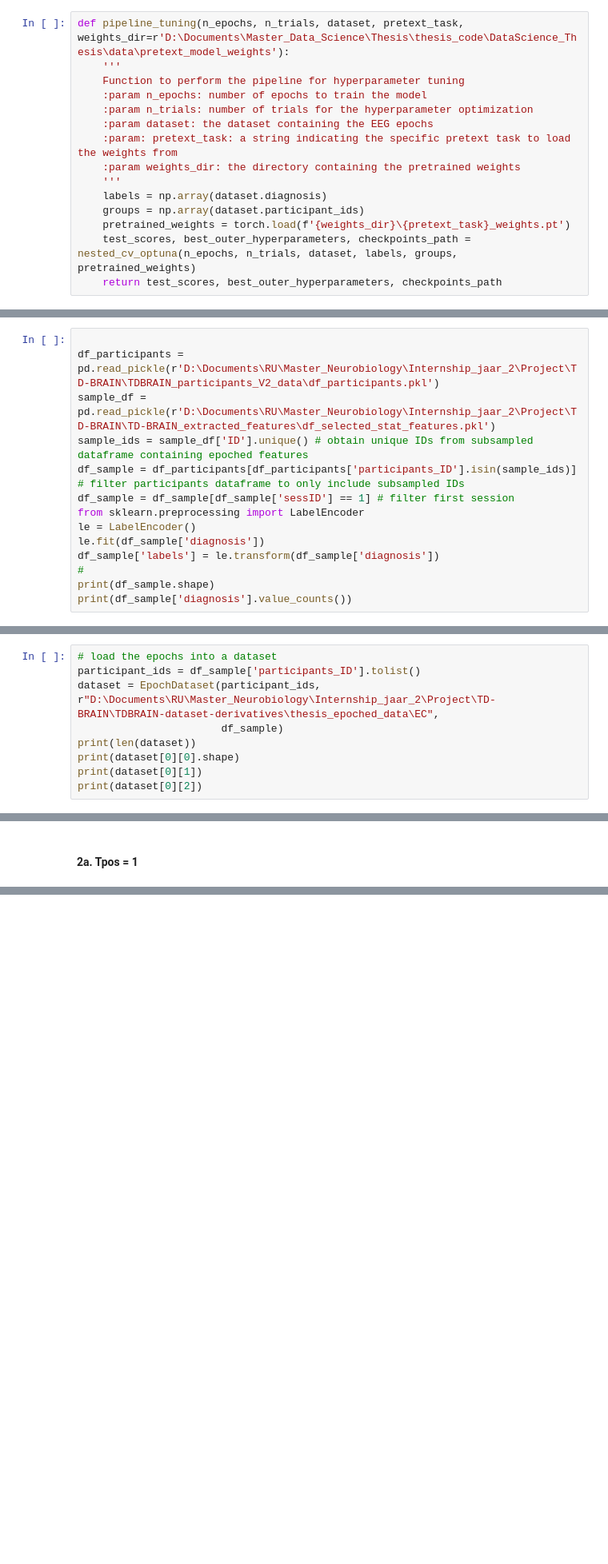
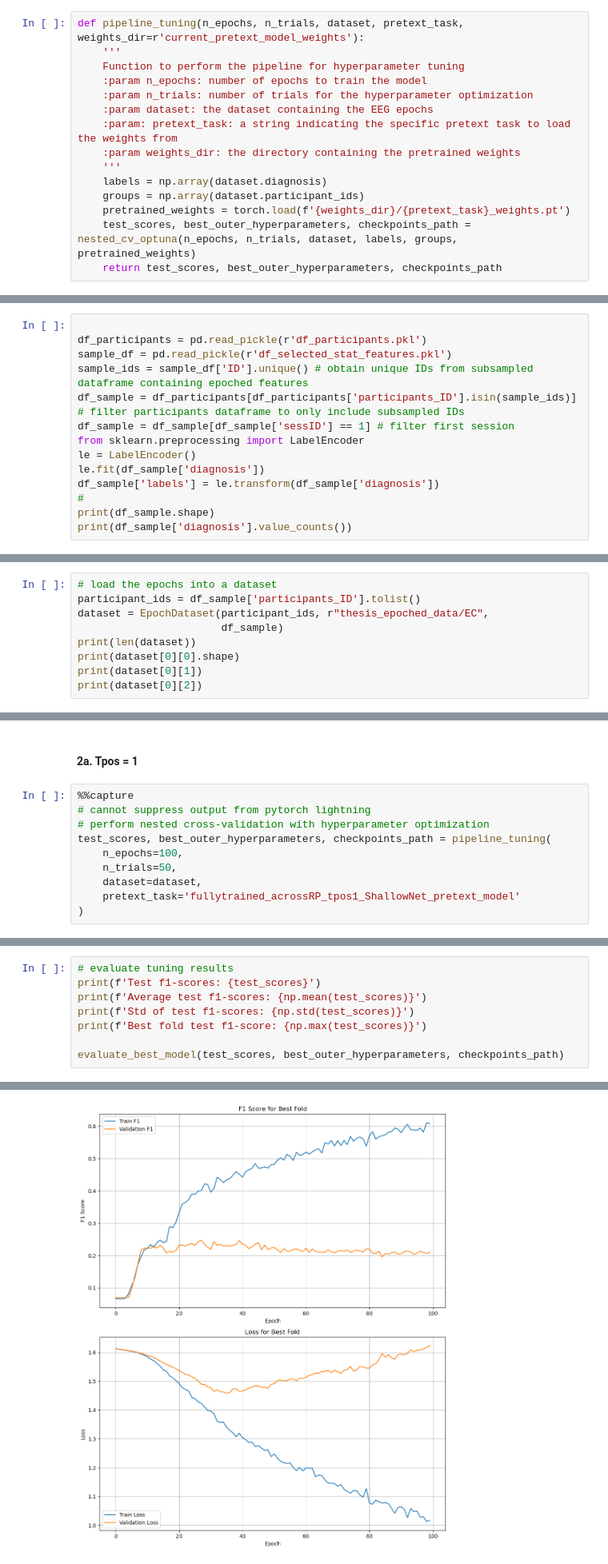
Before and after one commit to TSmolders/DataScience_Thesis, a Jupyter notebook: 3b_downstream_task_ShallowNet.ipynb, the cells around one changed output, grey strips where cells are left out. Shown at 80% size. Cells and saved outputs as stored; diff of their text form; blank space fills up the shorter version.

Commit message:
baselin results

```diff
--- a/3b_downstream_task_ShallowNet.ipynb
+++ b/3b_downstream_task_ShallowNet.ipynb
@@ -300,7 +347,7 @@ def nested_cv_optuna(n_epochs, n_trials, dataset, labels, groups, pretrained_wei
 
     return test_scores, best_outer_hyperparameters, fully_trained_callback.dirpath
 # %%
-def pipeline_tuning(n_epochs, n_trials, dataset, pretext_task, weights_dir=r'D:\Documents\Master_Data_Science\Thesis\thesis_code\DataScience_Thesis\data\pretext_model_weights'):
+def pipeline_tuning(n_epochs, n_trials, dataset, pretext_task, weights_dir=r'current_pretext_model_weights'):
     '''
     Function to perform the pipeline for hyperparameter tuning
     :param n_epochs: number of epochs to train the model
@@ -311,7 +358,7 @@ def pipeline_tuning(n_epochs, n_trials, dataset, pretext_task, weights_dir=r'D:\
     '''
     labels = np.array(dataset.diagnosis)
     groups = np.array(dataset.participant_ids)
-    pretrained_weights = torch.load(f'{weights_dir}\{pretext_task}_weights.pt')
+    pretrained_weights = torch.load(f'{weights_dir}/{pretext_task}_weights.pt')
     test_scores, best_outer_hyperparameters, checkpoints_path = nested_cv_optuna(n_epochs, n_trials, dataset, labels, groups, pretrained_weights)
     return test_scores, best_outer_hyperparameters, checkpoints_path
 # %% [markdown]
@@ -444,8 +491,8 @@ class ShallowNet(pl.LightningModule):
 ## Loading data
 # %%
 
-df_participants = pd.read_pickle(r'D:\Documents\RU\Master_Neurobiology\Internship_jaar_2\Project\TD-BRAIN\TDBRAIN_participants_V2_data\df_participants.pkl')
-sample_df = pd.read_pickle(r'D:\Documents\RU\Master_Neurobiology\Internship_jaar_2\Project\TD-BRAIN\TD-BRAIN_extracted_features\df_selected_stat_features.pkl')
+df_participants = pd.read_pickle(r'df_participants.pkl')
+sample_df = pd.read_pickle(r'df_selected_stat_features.pkl')
 sample_ids = sample_df['ID'].unique() # obtain unique IDs from subsampled dataframe containing epoched features
 df_sample = df_participants[df_participants['participants_ID'].isin(sample_ids)] # filter participants dataframe to only include subsampled IDs
 df_sample = df_sample[df_sample['sessID'] == 1] # filter first session
@@ -468,7 +515,7 @@ Name: count, dtype: int64
 # %%
 # load the epochs into a dataset
 participant_ids = df_sample['participants_ID'].tolist()
-dataset = EpochDataset(participant_ids, r"D:\Documents\RU\Master_Neurobiology\Internship_jaar_2\Project\TD-BRAIN\TDBRAIN-dataset-derivatives\thesis_epoched_data\EC",
+dataset = EpochDataset(participant_ids, r"thesis_epoched_data/EC",
                        df_sample)
 print(len(dataset))
 print(dataset[0][0].shape)
@@ -546,3 +737,13 @@ evaluate_best_model(test_scores, best_outer_hyperparameters, checkpoints_path)
 ### 2. Across RP pretext task
 # %% [markdown]
 #### 2a. Tpos = 1
+# %%
+%%capture
+# cannot suppress output from pytorch lightning
+# perform nested cross-validation with hyperparameter optimization
+test_scores, best_outer_hyperparameters, checkpoints_path = pipeline_tuning(
+    n_epochs=100,
+    n_trials=50,
+    dataset=dataset,
+    pretext_task='fullytrained_acrossRP_tpos1_ShallowNet_pretext_model'
+)
@@ -548,0 +768,9 @@ evaluate_best_model(test_scores, best_outer_hyperparameters, checkpoints_path)
+# %%
+# evaluate tuning results
+print(f'Test f1-scores: {test_scores}')
+print(f'Average test f1-scores: {np.mean(test_scores)}')
+print(f'Std of test f1-scores: {np.std(test_scores)}')
+print(f'Best fold test f1-score: {np.max(test_scores)}')
+
+evaluate_best_model(test_scores, best_outer_hyperparameters, checkpoints_path)
+# %% [output]
@@ -548,0 +786 @@ evaluate_best_model(test_scores, best_outer_hyperparameters, checkpoints_path)
+[figure, added]
```
Also changed, not shown: parts of 19 cells of this notebook, 1 other file.
